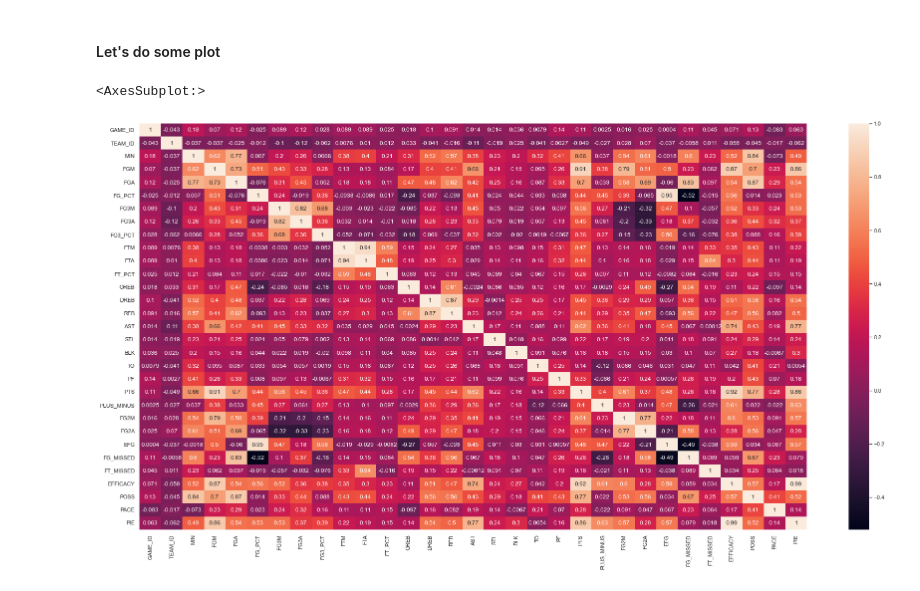
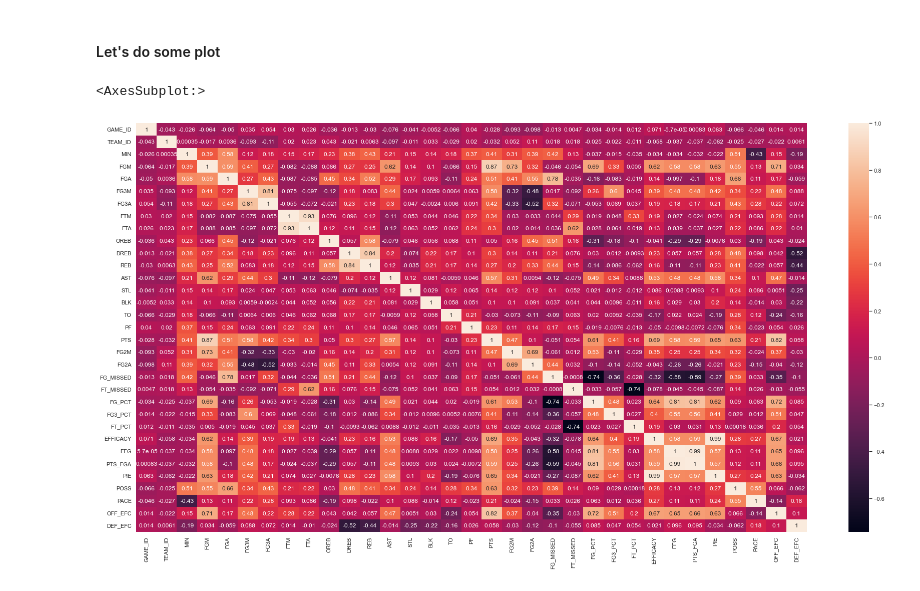
Before and after one commit to biagio7xD/nba_predictions, a Jupyter notebook: games_details_analysis.ipynb, the cells around one changed output. Saved outputs shown, nothing was run; the diff lists cells and outputs as text; code cells hidden in the pictures.

Commit message:
fixed some error on game details processing

```diff
--- a/games_details_analysis.ipynb
+++ b/games_details_analysis.ipynb
@@ -243,0 +348,22 @@ games_details_avg
+# %%
+#Offensive efficiency
+#Offensive efficiency is the number of points a team scores per 100 possessions.
+#Offensive Efficiency Formula= 100*(Points Scored / Possessions)
+#“offensive efficiency” of a team is equal to defensive efficiency of the opponent team.
+def compute_off_effiency_and_def_efficiency(team_a, team_b):
+    team_df = team_a.copy()
+    opp_df = team_b.copy()
+    off_efc_def_efc = round((100 * (team_df['PTS'] / team_df['POSS'])))
+    team_df['OFF_EFC'] = off_efc_def_efc
+    opp_df['DEF_EFC'] = off_efc_def_efc
+    return team_df, opp_df
+# %%
+first_team_df, second_team_df = compute_off_effiency_and_def_efficiency(first_team_df, second_team_df)
+second_team_df, first_team_df = compute_off_effiency_and_def_efficiency(second_team_df, first_team_df)
+# %%
+# Merge all df together
+tmp_df = pd.concat([first_team_df, second_team_df], axis=0)
+tmp_df.drop(['MIN', 'PTS'], inplace=True, axis=1)
+# %%
+games_details = pd.merge(games_details, tmp_df, on=['GAME_ID', 'TEAM_ID'])
+games_details.head()
@@ -248,9 +382,9 @@ games_details_avg.to_csv('curated_data/game_details_avg.csv', index=False)
 #### Let's do some plot
 # %%
 #Correlation Plot
-corr_matrix = games_details_avg.corr()
+corr_matrix = games_details.corr()
 sns.set(rc={'figure.figsize':(30,15)})
 sns.heatmap(corr_matrix, annot=True)
 # %% [output]
 <AxesSubplot:>
-[figure, old version]
+[figure, new version]
```
Also changed, not shown: parts of 38 cells of this notebook, 5 other files.
